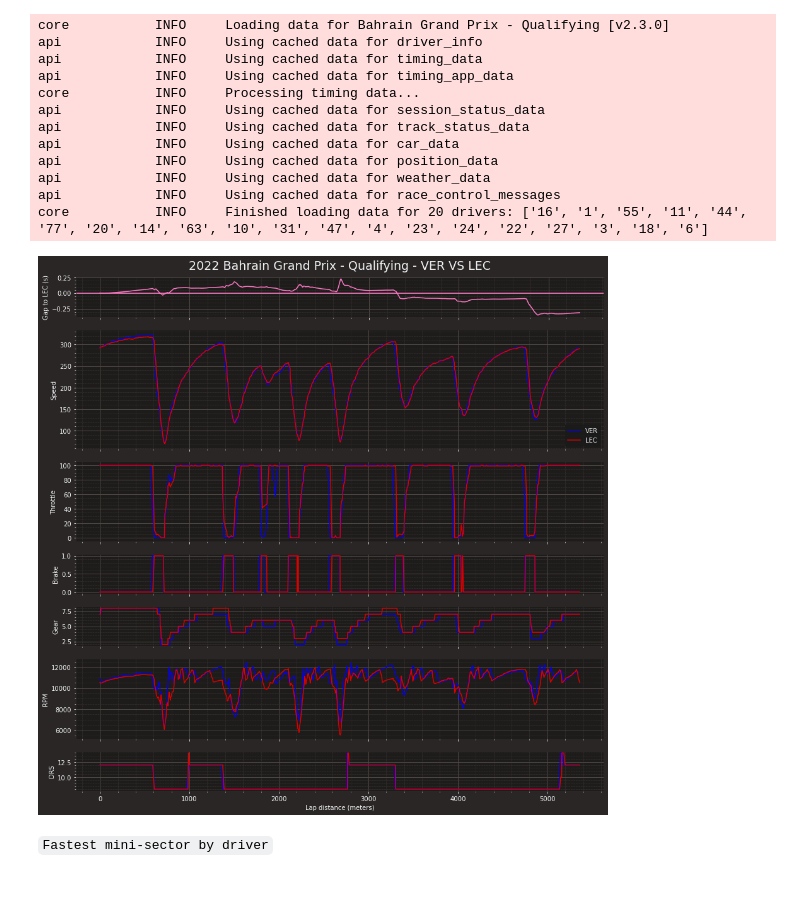
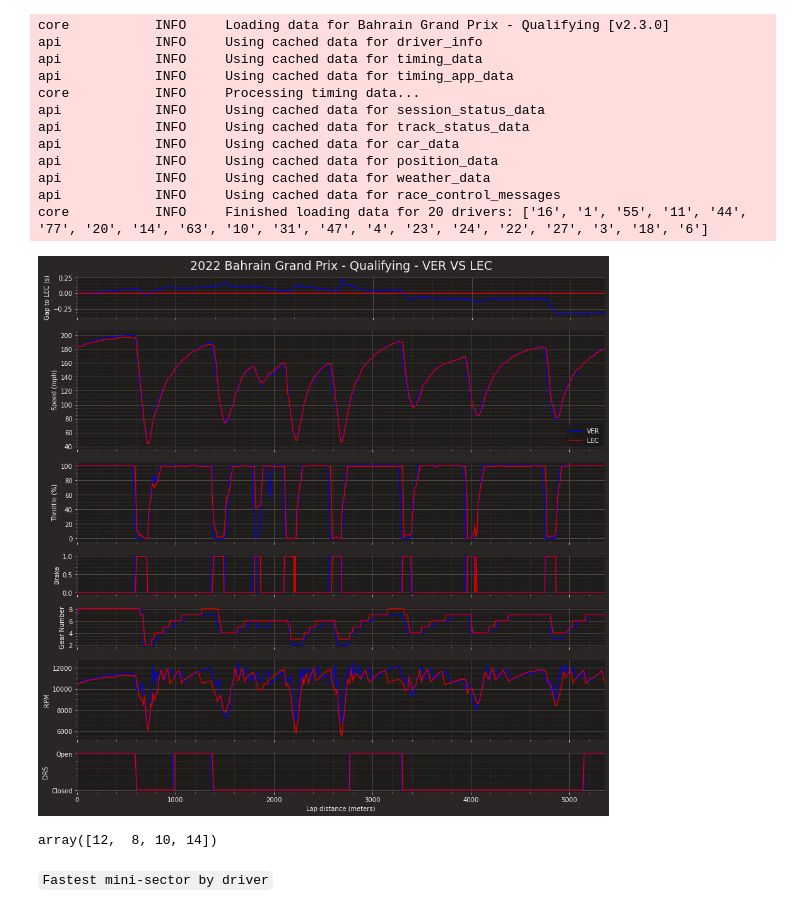
Before and after one commit to SamBurky/formula1-telemetry, a Jupyter notebook: Telemetry/telemetrybasics.ipynb, the cells around one changed output. Cells and saved outputs as stored; diff of their text form; code cells hidden in the pictures.

Commit message:
Cleaned plot settings and data

````diff
--- a/Telemetry/telemetrybasics.ipynb
+++ b/Telemetry/telemetrybasics.ipynb
@@ -80,63 +82,81 @@ plot_size = [15,15]
 plot_title = f"{selected_session.event.year} {selected_session.event.EventName} - {selected_session.name} - {driver_1} VS {driver_2}"
 plot_ratios = [1, 3, 2, 1, 1, 2, 1]
 plot_filename = plot_title.replace(" ", "") + ".png"
+# %%
+# DRS data comes in dirty, set value 8 to 0 and anything > 8 to 1
+telemetry_driver_1.loc[telemetry_driver_1['DRS'] == 8, 'DRS'] = 0
+telemetry_driver_1.loc[telemetry_driver_1['DRS'] > 8, 'DRS'] = 1
+
+telemetry_driver_2.loc[telemetry_driver_2['DRS'] == 8, 'DRS'] = 0
+telemetry_driver_2.loc[telemetry_driver_2['DRS'] > 8, 'DRS'] = 1
+# %%
+# I am an American, so convert kmph to mph
+kmph2mph_const = 0.621371192
+telemetry_driver_1['Speed'] = (telemetry_driver_1['Speed'] * kmph2mph_const).round(3)
+telemetry_driver_2['Speed'] = (telemetry_driver_2['Speed'] * kmph2mph_const).round(3)
 # %%
 # Set plot size
 plt.rcParams['figure.figsize'] = plot_size
 
 # Create subplots and set sizes
-fig, ax = plt.subplots(7, gridspec_kw={'height_ratios': plot_ratios})
+fig, ax = plt.subplots(7, gridspec_kw={'height_ratios': plot_ratios},)
 
 # Plot title
-# ax[0].title.set_text(plot_title)
 ax[0].set_title(plot_title)
 
 # Delta line
-ax[0].plot(ref_tel['Distance'], delta_time)
-ax[0].axhline(0)
+ax[0].plot(ref_tel['Distance'], delta_time, color=fastf1.plotting.team_color(team_driver_1))
+ax[0].axhline(0, color = fastf1.plotting.team_color(team_driver_2))
 ax[0].set(ylabel=f"Gap to {driver_2} (s)")
 
 # Speed
 ax[1].plot(telemetry_driver_1['Distance'], telemetry_driver_1['Speed'], label=driver_1, color = fastf1.plotting.team_color(team_driver_1))
 ax[1].plot(telemetry_driver_2['Distance'], telemetry_driver_2['Speed'], label=driver_2, color = fastf1.plotting.team_color(team_driver_2))
-ax[1].set(ylabel='Speed')
+ax[1].set(ylabel='Speed (mph)')
 ax[1].legend(loc="lower right")
 
 # Throttle
 ax[2].plot(telemetry_driver_1['Distance'], telemetry_driver_1['Throttle'], label=driver_1, color = fastf1.plotting.team_color(team_driver_1))
 ax[2].plot(telemetry_driver_2['Distance'], telemetry_driver_2['Throttle'], label=driver_2, color = fastf1.plotting.team_color(team_driver_2))
-ax[2].set(ylabel='Throttle')
+ax[2].set(ylabel='Throttle (%)')
 
 # Brake
 ax[3].plot(telemetry_driver_1['Distance'], telemetry_driver_1['Brake'], label=driver_1, color = fastf1.plotting.team_color(team_driver_1))
 ax[3].plot(telemetry_driver_2['Distance'], telemetry_driver_2['Brake'], label=driver_2, color = fastf1.plotting.team_color(team_driver_2))
 ax[3].set(ylabel='Brake')
 
 # Gear
 ax[4].plot(telemetry_driver_1['Distance'], telemetry_driver_1['nGear'], label=driver_1, color = fastf1.plotting.team_color(team_driver_1))
 ax[4].plot(telemetry_driver_2['Distance'], telemetry_driver_2['nGear'], label=driver_2, color = fastf1.plotting.team_color(team_driver_2))
-ax[4].set(ylabel='Gear')
+ax[4].set(yticks=[2,4,6,8])
+ax[4].set(ylabel='Gear Number')
 
 # RPM
 ax[5].plot(telemetry_driver_1['Distance'], telemetry_driver_1['RPM'], label=driver_1, color = fastf1.plotting.team_color(team_driver_1))
 ax[5].plot(telemetry_driver_2['Distance'], telemetry_driver_2['RPM'], label=driver_2, color = fastf1.plotting.team_color(team_driver_2))
 ax[5].set(ylabel='RPM')
 
 # DRS
 ax[6].plot(telemetry_driver_1['Distance'], telemetry_driver_1['DRS'], label=driver_1, color = fastf1.plotting.team_color(team_driver_1))
 ax[6].plot(telemetry_driver_2['Distance'], telemetry_driver_2['DRS'], label=driver_2, color = fastf1.plotting.team_color(team_driver_2))
 ax[6].set(ylabel='DRS')
+ax[6].set(yticks=[0,1],yticklabels=['Closed','Open'])
 ax[6].set(xlabel='Lap distance (meters)' )
 
-# Remove x labels and tick labels for top plots and y ticks for right plots
+# Remove x labels and tick labels for top plots and y ticks for right plots, set x margins to 0
 for a in ax.flat:
     a.label_outer()
+    a.margins(x=0)
 
 # Store figure
 plt.savefig('Telemetry-PNGS/' + plot_filename, dpi=300)
 plt.show()
 # %% [output]
-[figure, old version]
+[figure, new version]
+# %%
+telemetry_driver_1['DRS'].unique()
+# %% [output]
+array([12,  8, 10, 14])
 # %% [markdown]
 ```Fastest mini-sector by driver```
 # %%
````
Also changed, not shown: parts of 1 cell of this notebook, 1 other file.
